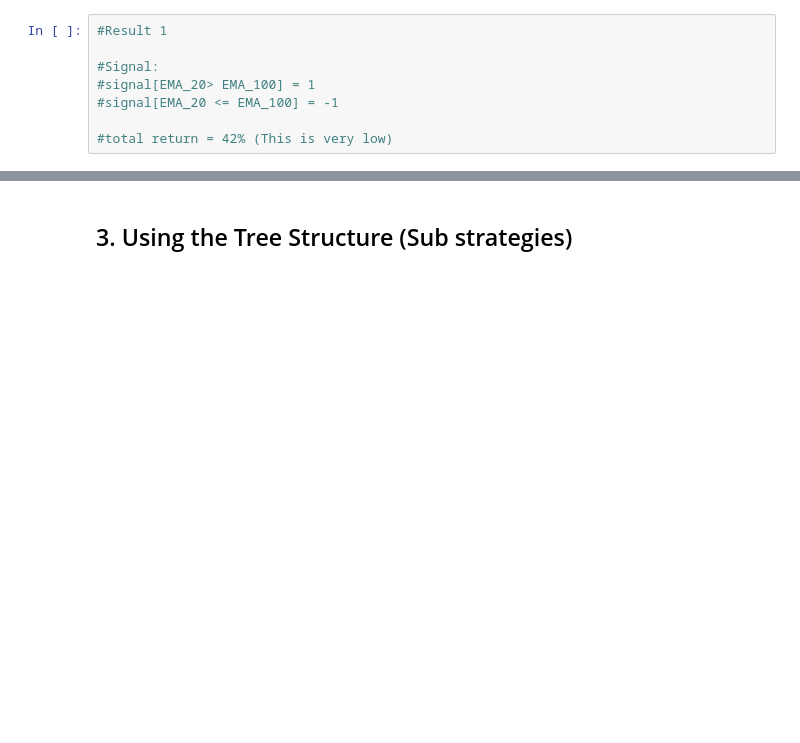
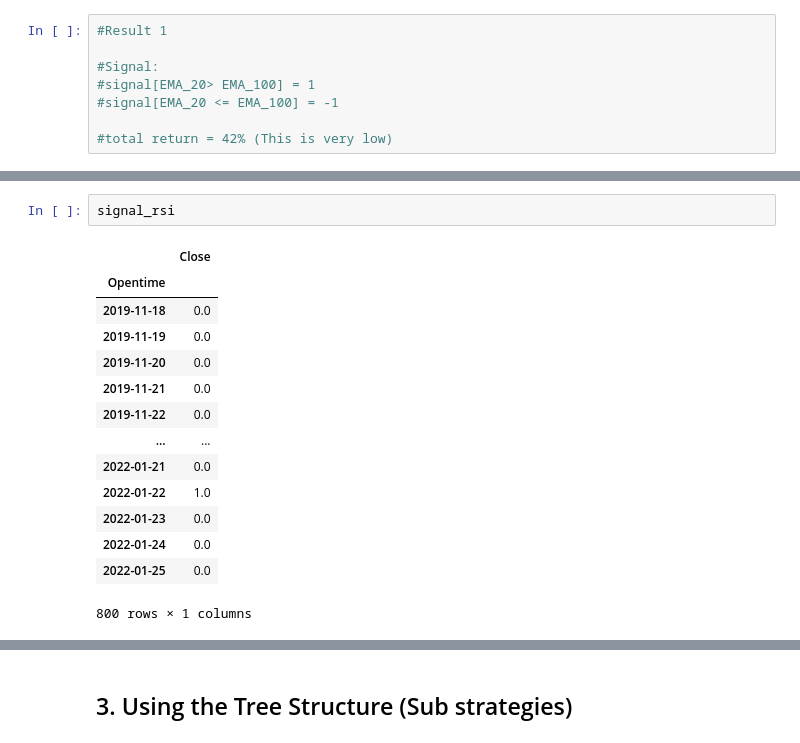
Before and after one commit to gap689/crypto-data-analysis, a Jupyter notebook: tradingmachinelearning/Backtesting.ipynb, the cells around one changed output, grey strips where cells are left out. Cells and saved outputs as stored; diff of their text form; blank space fills up the shorter version.

```diff
--- a/tradingmachinelearning/Backtesting.ipynb
+++ b/tradingmachinelearning/Backtesting.ipynb
@@ -296,0 +310,17 @@ Win 12m %            100.00%
+# %%
+signal_rsi
+# %% [output]
+|  | Close |
+| Opentime |  |
+| 2019-11-18 | 0.0 |
+| 2019-11-19 | 0.0 |
+| 2019-11-20 | 0.0 |
+| 2019-11-21 | 0.0 |
+| 2019-11-22 | 0.0 |
+| ... | ... |
+| 2022-01-21 | 0.0 |
+| 2022-01-22 | 1.0 |
+| 2022-01-23 | 0.0 |
+| 2022-01-24 | 0.0 |
+| 2022-01-25 | 0.0 |
+800 rows × 1 columns
```
Also changed, not shown: parts of 7 cells of this notebook.
